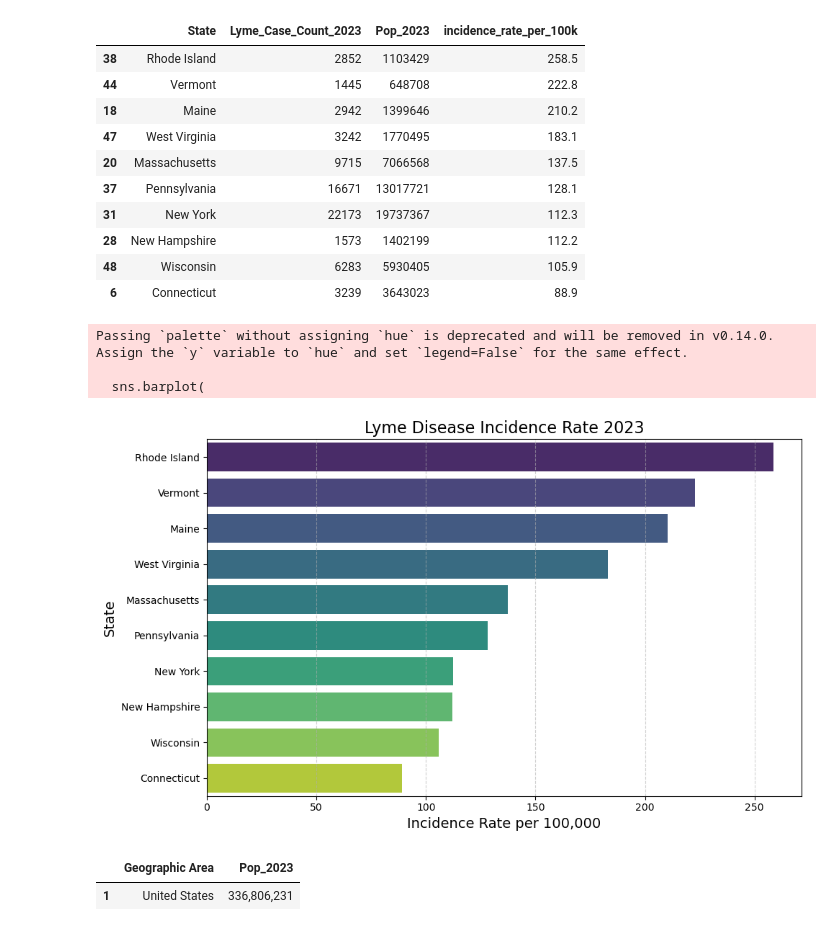
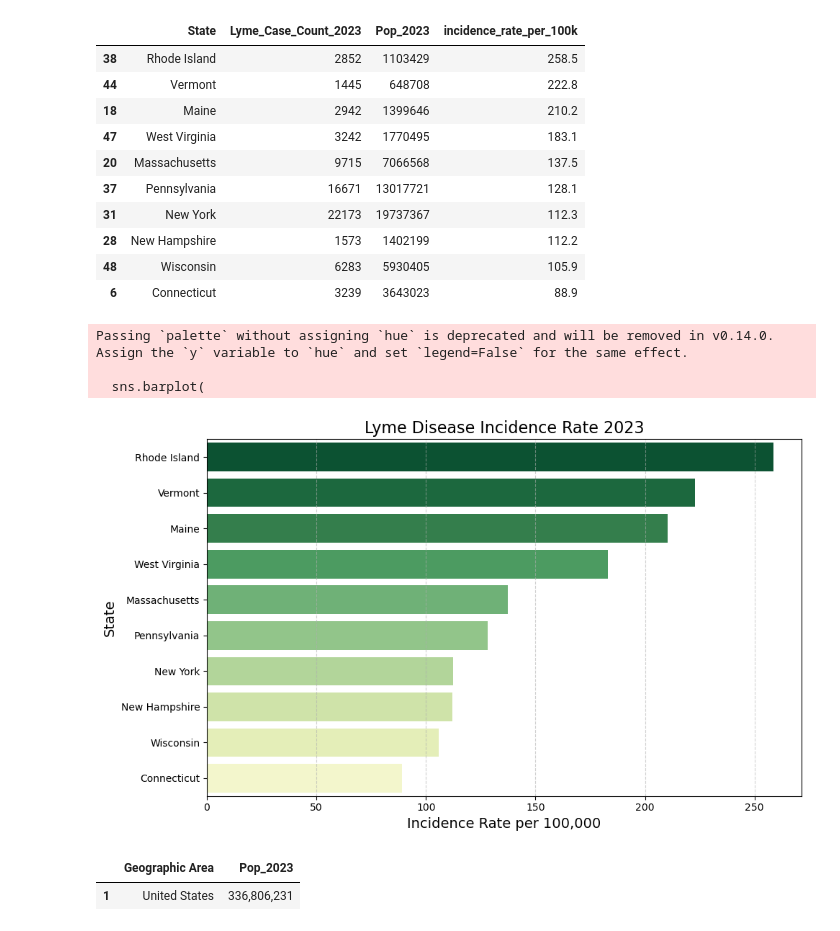
Before and after one commit to dzapata915/Lyme_Disease, a Jupyter notebook: incidence_rates.ipynb, the cells around one changed output. Drawn from its saved outputs; the diff is of its cells as text; code cells hidden in the pictures.

```diff
--- a/incidence_rates.ipynb
+++ b/incidence_rates.ipynb
@@ -195,28 +195,39 @@ state_incidence.sort_values('incidence_rate_per_100k',ascending=False).head(10)
 | 28 | New Hampshire | 1573 | 1402199 | 112.2 |
 | 48 | Wisconsin | 6283 | 5930405 | 105.9 |
 | 6 | Connecticut | 3239 | 3643023 | 88.9 |
-# %%
-state_incidence_sorted = state_incidence.sort_values(by='incidence_rate_per_100k', ascending=False).head(10)
-
-plt.figure(figsize=(10, 6))
-sns.barplot(
-    data=state_incidence_sorted,
-    y='State',
-    x='incidence_rate_per_100k',
-    palette='viridis'
-)
-
-plt.title('Lyme Disease Incidence Rate 2023', fontsize=16)
-plt.xlabel('Incidence Rate per 100,000', fontsize=14)
-plt.ylabel('State', fontsize=14)
-plt.grid(axis='x', linestyle='--', alpha=0.6)
-plt.tight_layout()
-plt.show()
-# %% [output]
-Passing `palette` without assigning `hue` is deprecated and will be removed in v0.14.0. Assign the `y` variable to `hue` and set `legend=False` for the same effect.
-
-  sns.barplot(
-[figure, removed]
+# %%
+
+
+state_incidence_sorted = state_incidence.sort_values(
+    by='incidence_rate_per_100k',
+    ascending=False
+).head(10)
+
+
+state_incidence_sorted = state_incidence_sorted.sort_values(
+    by='incidence_rate_per_100k',
+    ascending=False
+)
+
+plt.figure(figsize=(10, 6))
+sns.barplot(
+    data=state_incidence_sorted,
+    y='State',
+    x='incidence_rate_per_100k',
+    palette='YlGn_r'
+)
+
+plt.title('Lyme Disease Incidence Rate 2023', fontsize=16)
+plt.xlabel('Incidence Rate per 100,000', fontsize=14)
+plt.ylabel('State', fontsize=14)
+plt.grid(axis='x', linestyle='--', alpha=0.6)
+plt.tight_layout()
+plt.show()
+# %% [output]
+Passing `palette` without assigning `hue` is deprecated and will be removed in v0.14.0. Assign the `y` variable to `hue` and set `legend=False` for the same effect.
+
+  sns.barplot(
+[figure, added]
 # %%
 US_pops = state_pops.loc[state_pops['Geographic Area']=='United States']
 # %%
```
Also changed, not shown: parts of 6 cells of this notebook, 5 other files.
